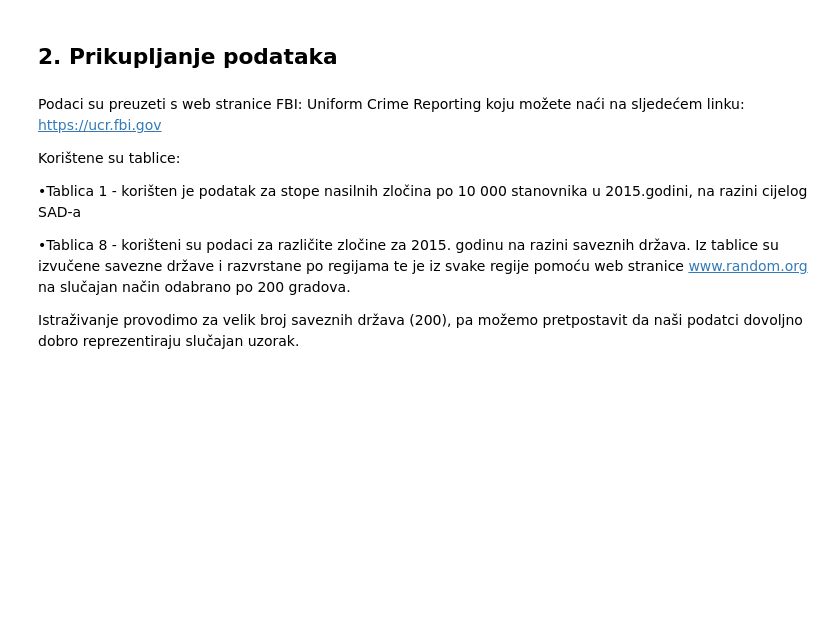
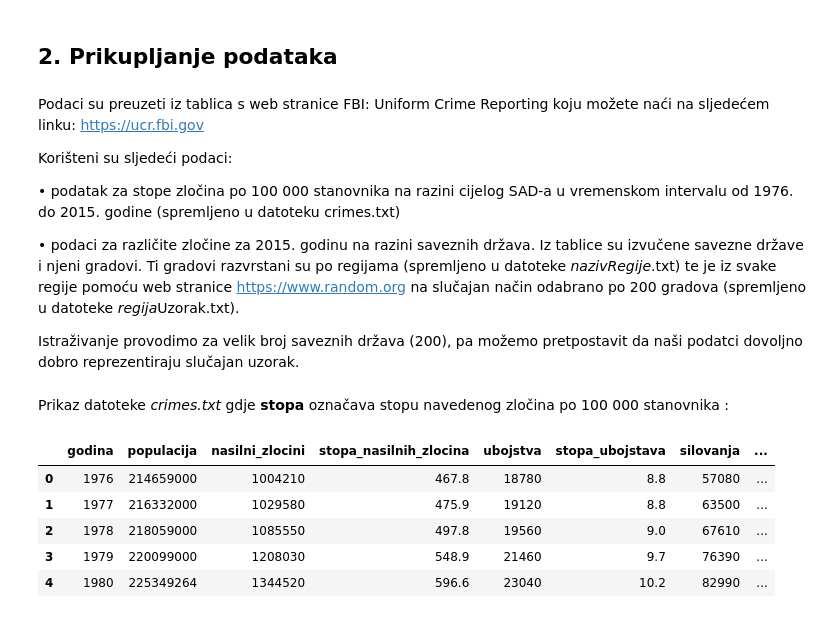
Before and after one commit to migamul/Matematicki-softver, a Jupyter notebook: Analiza zlocina u Sjedinjenim Americkim Drzavama.ipynb, the cells around one changed output. Cells and saved outputs as stored; diff of their text form; code cells hidden in the pictures; blank space fills up the shorter version.

```diff
--- a/Analiza zlocina u Sjedinjenim Americkim Drzavama.ipynb
+++ b/Analiza zlocina u Sjedinjenim Americkim Drzavama.ipynb
@@ -40,12 +39,54 @@ Image('img/RegionsColor.png',width="600")
 # %% [markdown]
 ## 2. Prikupljanje podataka
 # %% [markdown]
-Podaci su preuzeti s web stranice FBI: Uniform Crime Reporting koju možete naći na sljedećem linku: https://ucr.fbi.gov
+Podaci su preuzeti iz tablica s web stranice FBI: Uniform Crime Reporting koju možete naći na sljedećem linku: https://ucr.fbi.gov
 
-Korištene su tablice:
+Korišteni su sljedeći podaci:
 
-•Tablica 1 - korišten je podatak za stope nasilnih zločina po 10 000 stanovnika u 2015.godini, na razini cijelog SAD-a
+• podatak za stope zločina po 100 000 stanovnika na razini cijelog SAD-a u vremenskom intervalu od 1976. do 2015. godine (spremljeno u datoteku crimes.txt)
 
-•Tablica 8 - korišteni su podaci za različite zločine za 2015. godinu na razini saveznih država. Iz tablice su izvučene savezne države i razvrstane po regijama te je iz svake regije pomoću web stranice www.random.org na slučajan način odabrano po 200 gradova.
+• podaci za različite zločine za 2015. godinu na razini saveznih država. Iz tablice su izvučene savezne države i njeni gradovi. Ti gradovi razvrstani su po regijama (spremljeno u datoteke *nazivRegije*.txt) te je iz svake regije pomoću web stranice https://www.random.org na slučajan način odabrano po 200 gradova (spremljeno u datoteke *regija*Uzorak.txt).
 
 Istraživanje provodimo za velik broj saveznih država (200), pa možemo pretpostavit da naši podatci dovoljno dobro reprezentiraju slučajan uzorak.
+# %% [markdown]
+Prikaz datoteke *crimes.txt* gdje **stopa** označava stopu navedenog zločina po 100 000 stanovnika :
+# %%
+names = ['godina','populacija','nasilni_zlocini','stopa_nasilnih_zlocina','ubojstva','stopa_ubojstava',
+         'silovanja','stopa_silovanja']
+datac = pd.read_csv('data/crimes.txt', delimiter='\t', names=names) #datac-sadrzi zlocine po godinama
+
+#pretvorba brojcanih vrijednosti u float i int
+godina1 = [int(v) for v in datac.godina]
+datac['godina'] = godina1
+populacija1 = [int(v) for v in datac.populacija]
+datac['populacija'] = populacija1
+nasilni_zlocini1 = [int(v) for v in datac.nasilni_zlocini]
+datac['nasilni_zlocini'] = nasilni_zlocini1
+stopa_nasilnih_zlocina1 = [float(v) for v in datac.stopa_nasilnih_zlocina]
+datac['stopa_nasilnih zlocina'] = stopa_nasilnih_zlocina1
+ubojstva1 = [int(v) for v in datac.ubojstva]
+datac['ubojstva'] = ubojstva1
+stopa_ubojstava1 = [float(v) for v in datac.stopa_ubojstava]
+datac['stopa_ubojstava'] = stopa_ubojstava1
+silovanja1 = [int(v) for v in datac.silovanja]
+datac['silovanja'] = silovanja1
+stopa_silovanja1 = [float(v) for v in datac.stopa_silovanja]
+datac['stopa_silovanja'] = stopa_silovanja1
+
+godina = np.asarray(datac.godina)
+populacija = np.asarray(datac.populacija)
+nasilni_zlocini = np.asarray(datac.nasilni_zlocini)
+stopa_nasilnih_zlocina = np.asarray(datac.stopa_nasilnih_zlocina)
+ubojstva = np.asarray(datac.ubojstva)
+stopa_ubojstava = np.asarray(datac.stopa_ubojstava)
+silovanja = np.asarray(datac.silovanja)
+stopa_silovanja = np.asarray(datac.stopa_silovanja)
+
+datac.head()
+# %% [output]
+|  | godina | populacija | nasilni_zlocini | stopa_nasilnih_zlocina | ubojstva | stopa_ubojstava | silovanja | ... |
+| 0 | 1976 | 214659000 | 1004210 | 467.8 | 18780 | 8.8 | 57080 | ... |
+| 1 | 1977 | 216332000 | 1029580 | 475.9 | 19120 | 8.8 | 63500 | ... |
+| 2 | 1978 | 218059000 | 1085550 | 497.8 | 19560 | 9.0 | 67610 | ... |
+| 3 | 1979 | 220099000 | 1208030 | 548.9 | 21460 | 9.7 | 76390 | ... |
+| 4 | 1980 | 225349264 | 1344520 | 596.6 | 23040 | 10.2 | 82990 | ... |
```
Also changed, not shown: parts of 4 cells of this notebook, 9 other files.
